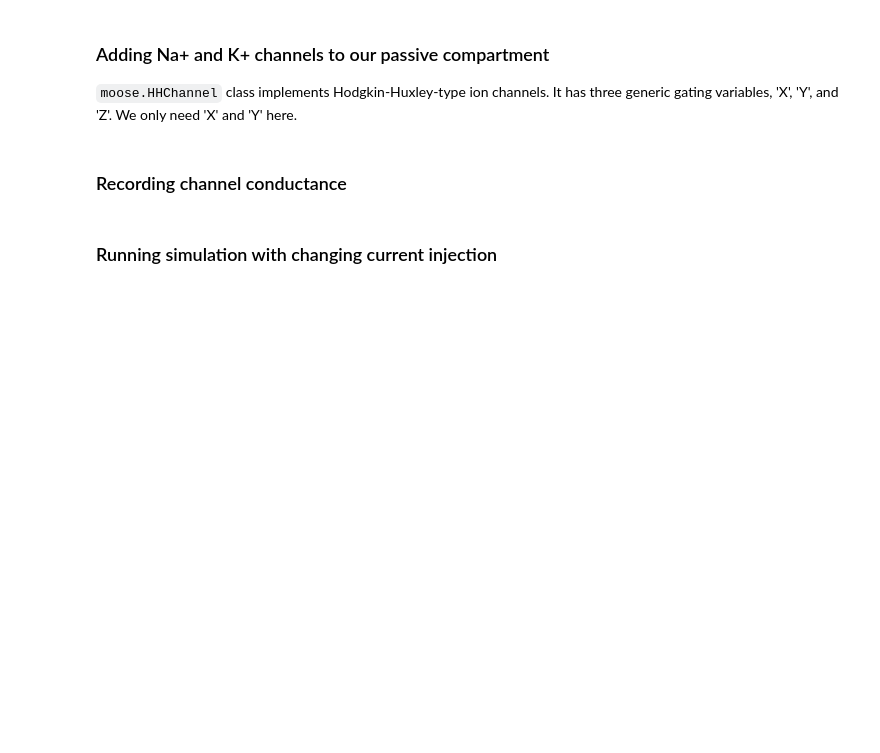
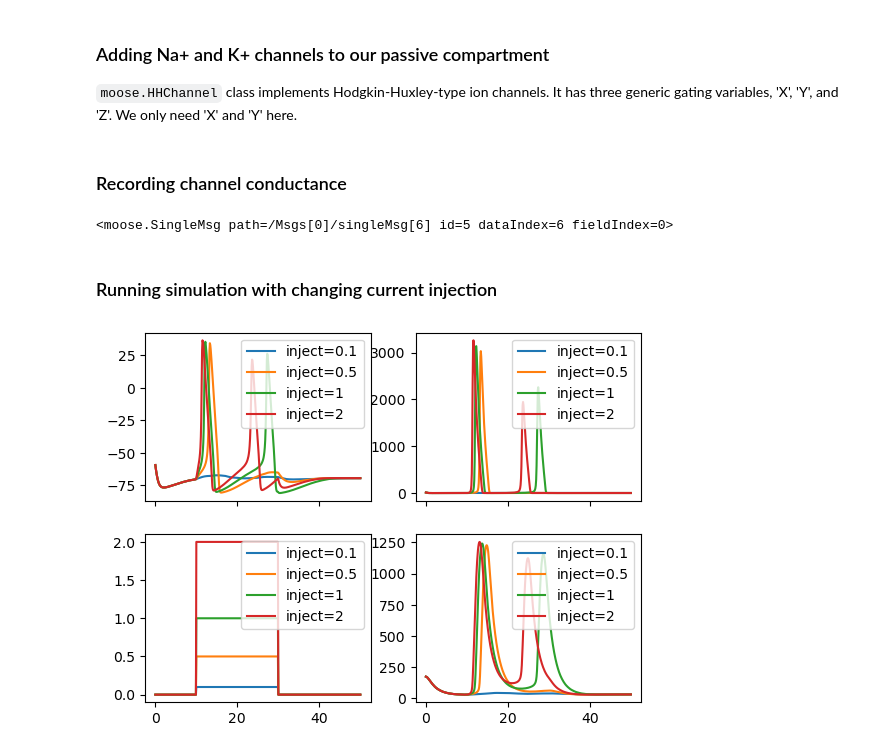
Before and after one commit to subhacom/moose-notebooks, a Jupyter notebook: Overview_of_Biophysical_Modelling.ipynb, the cells around one changed output. Drawn from its saved outputs; the diff is of its cells as text; code cells hidden in the pictures; blank space fills up the shorter version.

```diff
--- a/Overview_of_Biophysical_Modelling.ipynb
+++ b/Overview_of_Biophysical_Modelling.ipynb
@@ -51,14 +75,15 @@ moose.connect(im_tab, 'requestOut', soma, 'getIm')
 ### Setup the current injection protocol
 # %%
 pg.firstDelay = 10e-3    # start current injection at 10 ms
-pg.firstWidth = 1e9     # inject the current forever
+pg.firstWidth = 20e-3     # inject the current forever
 pg.firstLevel = 1e-6     # the amount of current is 1 uA
+pg.secondDelay =1e9
 # %% [markdown]
 ### Initialize and run the model for 10 ms
 # %%
 moose.reinit()
 
-simtime = 100e-3
+simtime = 50e-3
 
 moose.start(simtime)
 # %%
@@ -213,25 +244,29 @@ gNa_tab = moose.Table(f'{model.path}/gNa')
 moose.connect(gNa_tab, 'requestOut', nachan, 'getGk')
 gK_tab = moose.Table(f'{model.path}/gK')
 moose.connect(gK_tab, 'requestOut', kchan, 'getGk')
+# %% [output]
+<moose.SingleMsg path=/Msgs[0]/singleMsg[6] id=5 dataIndex=6 fieldIndex=0>
 # %% [markdown]
 ### Running simulation with changing current injection
 # %%
 fig, axes = plt.subplots(nrows=2, ncols=2, sharex='all')
 
 simtime = 50e-3
 for inject in [0.1, 0.5, 1, 2]:
-    pg.firstLevel = inject * 1e-4
+    pg.firstLevel = inject * 1e-6
     moose.reinit()
 
     moose.start(simtime)
     t = np.linspace(0, simtime, len(vm_tab.vector))
     vm = vm_tab.vector
     im = im_tab.vector
 
     axes[0, 0].plot(t * 1e3, vm * 1e3, label=f'inject={inject:0.2g}')
     axes[1, 0].plot(t * 1e3, im * 1e6, label=f'inject={inject:0.2g}')
     axes[0, 1].plot(t* 1e3, gNa_tab.vector * 1e6, label=f'inject={inject:0.2g}')
     axes[1, 1].plot(t* 1e3, gK_tab.vector * 1e6, label=f'inject={inject:0.2g}')
 
 for ax in axes.flat:
     ax.legend()
+# %% [output]
+[figure, added]
```
Also changed, not shown: parts of 7 cells of this notebook.
